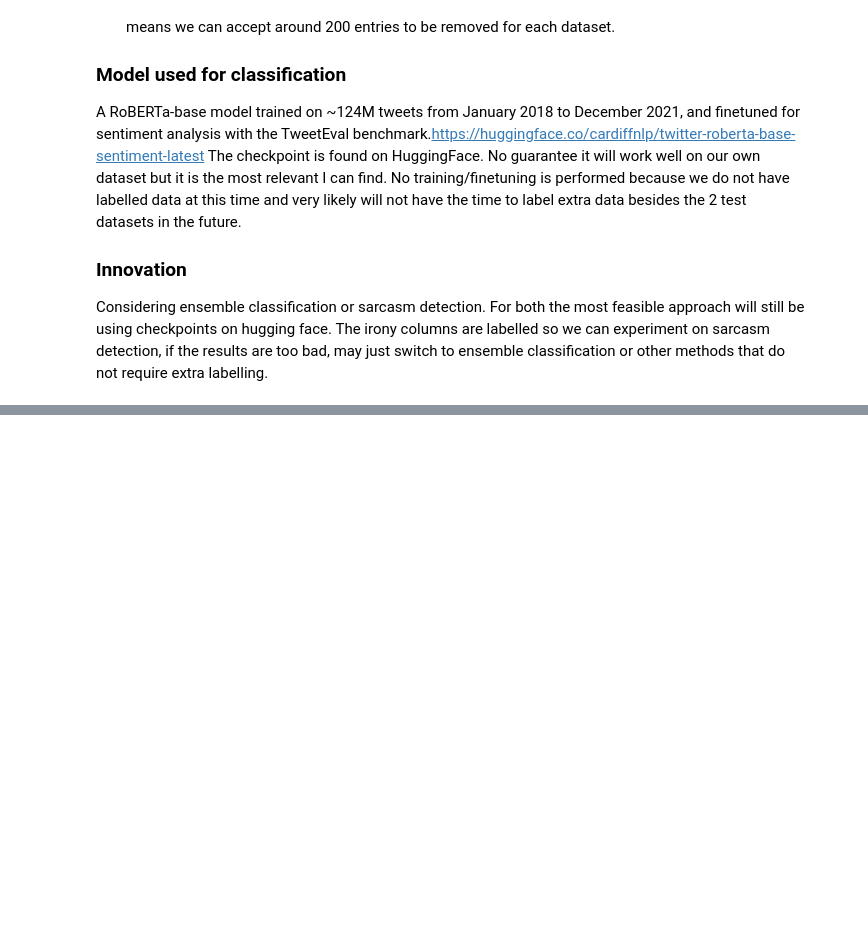
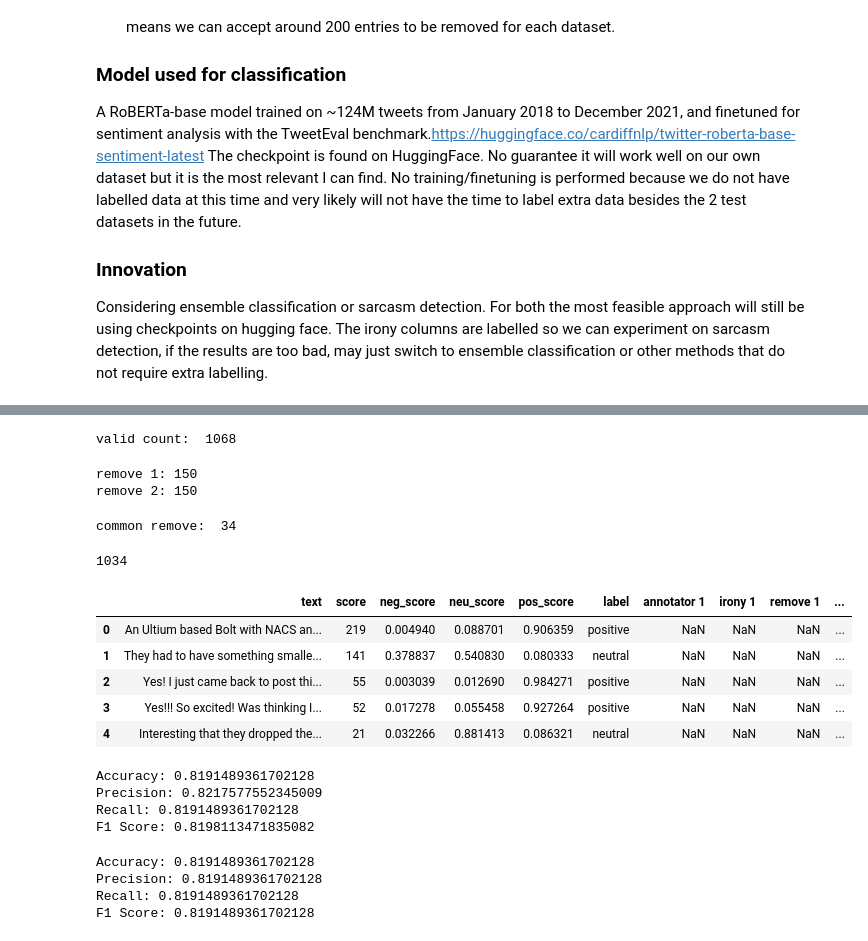
Before and after one commit to ao9000/SC4021-Project, a Jupyter notebook: classification.ipynb, the cells around one changed output, grey strips where cells are left out. Saved outputs shown, nothing was run; the diff lists cells and outputs as text; code cells hidden in the pictures; blank space fills up the shorter version.

```diff
--- a/classification.ipynb
+++ b/classification.ipynb
@@ -546,0 +538,72 @@ for i in range(scores.shape[0]):
+# %%
+annotateddf['annotator_combined'] = np.where(annotateddf['annotator 1'] == annotateddf['annotator 2'], annotateddf['annotator 1'], np.nan)
+valid_count = annotateddf['annotator_combined'].count()
+print("valid count: ", valid_count)
+annotateddf.dropna(subset=['annotator_combined'], inplace=True)
+# %% [output]
+valid count:  1068
+# %%
+annotateddf['annotator_combined'] = annotateddf['annotator_combined'].astype(str)
+sentiment_mapping = {'-1.0': 'negative', '0.0': 'neutral', '1.0': 'positive'}
+
+annotateddf['annotator_combined'] = annotateddf['annotator_combined'].replace(sentiment_mapping)
+# %%
+remove_count_1 = annotateddf['remove 1'].count()
+print("remove 1:", remove_count_1)
+remove_count_2 = annotateddf['remove 2'].count()
+print("remove 2:", remove_count_1)
+# %% [output]
+remove 1: 150
+remove 2: 150
+# %%
+count_non_na = annotateddf[['remove 1', 'remove 2']].notna().all(axis=1).sum()
+print("common remove: ", count_non_na)
+# %% [output]
+common remove:  34
+# %%
+annotateddf = annotateddf[annotateddf['remove 1'].isna() | annotateddf['remove 2'].isna()]
+print(len(annotateddf))
+# %% [output]
+1034
+# %%
+annotation_df = annotateddf[["text","annotator_combined"]]
+# %%
+merged_df = pd.merge(Bolt_predicted, annotation_df, on='text', how='inner')
+merged_df.head()
+# %% [output]
+|  | text | score | neg_score | neu_score | pos_score | label | annotator 1 | irony 1 | remove 1 | ... |
+| 0 | An Ultium based Bolt with NACS an... | 219 | 0.004940 | 0.088701 | 0.906359 | positive | NaN | NaN | NaN | ... |
+| 1 | They had to have something smalle... | 141 | 0.378837 | 0.540830 | 0.080333 | neutral | NaN | NaN | NaN | ... |
+| 2 | Yes! I just came back to post thi... | 55 | 0.003039 | 0.012690 | 0.984271 | positive | NaN | NaN | NaN | ... |
+| 3 | Yes!!! So excited! Was thinking I... | 52 | 0.017278 | 0.055458 | 0.927264 | positive | NaN | NaN | NaN | ... |
+| 4 | Interesting that they dropped the... | 21 | 0.032266 | 0.881413 | 0.086321 | neutral | NaN | NaN | NaN | ... |
+# %%
+accuracy = accuracy_score(merged_df['annotator_combined'], merged_df['label'])
+precision = precision_score(merged_df['annotator_combined'], merged_df['label'], average='weighted')
+recall = recall_score(merged_df['annotator_combined'], merged_df['label'], average='weighted')
+f1 = f1_score(merged_df['annotator_combined'], merged_df['label'], average='weighted')
+
+print("Accuracy:", accuracy)
+print("Precision:", precision)
+print("Recall:", recall)
+print("F1 Score:", f1)
+# %% [output]
+Accuracy: 0.8191489361702128
+Precision: 0.8217577552345009
+Recall: 0.8191489361702128
+F1 Score: 0.8198113471835082
+# %%
+accuracy = accuracy_score(merged_df['annotator_combined'], merged_df['label'])
+precision = precision_score(merged_df['annotator_combined'], merged_df['label'], average='micro')
+recall = recall_score(merged_df['annotator_combined'], merged_df['label'], average='micro')
+f1 = f1_score(merged_df['annotator_combined'], merged_df['label'], average='micro')
+
+print("Accuracy:", accuracy)
+print("Precision:", precision)
+print("Recall:", recall)
+print("F1 Score:", f1)
+# %% [output]
+Accuracy: 0.8191489361702128
+Precision: 0.8191489361702128
+Recall: 0.8191489361702128
+F1 Score: 0.8191489361702128
```
Also changed, not shown: parts of 33 cells of this notebook.
